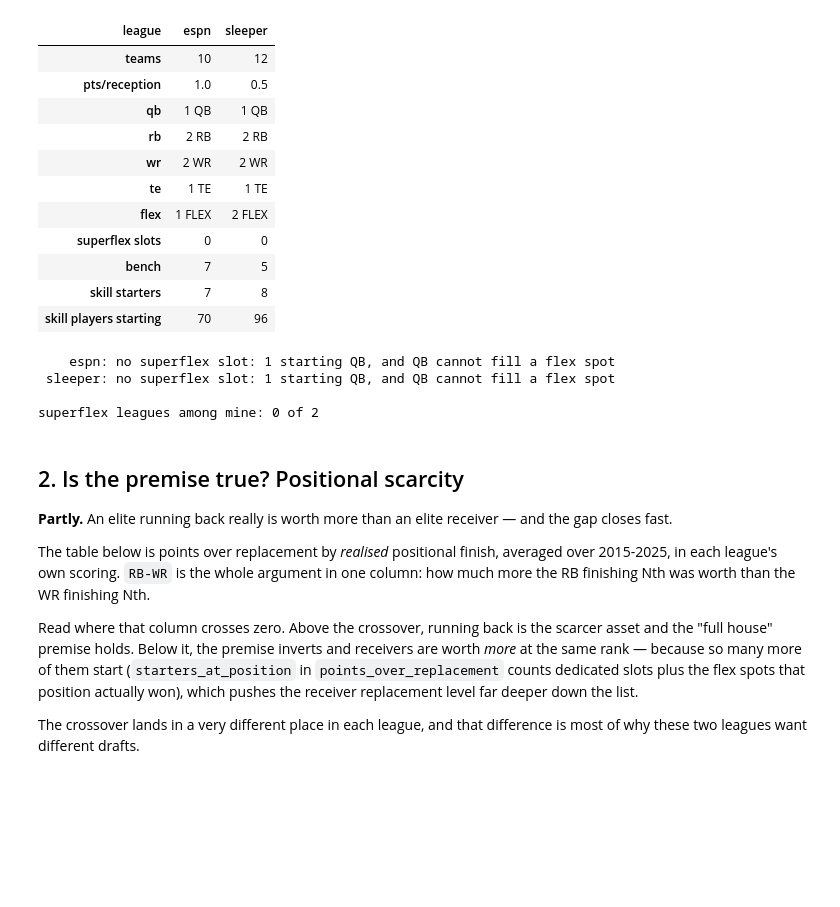
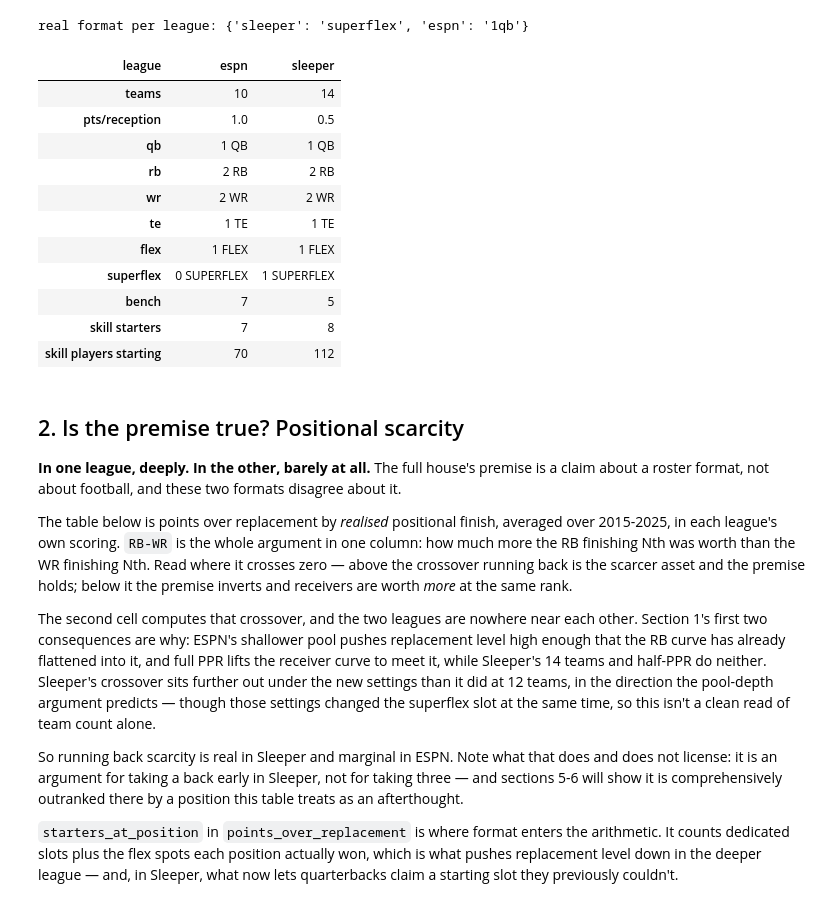
Before and after one commit to CommonFox/going-deep, a Jupyter notebook: notebooks/draft_strategy.ipynb, the cells around one changed output. Cells and saved outputs as stored; diff of their text form; code cells hidden in the pictures; blank space fills up the shorter version.

```diff
--- a/notebooks/draft_strategy.ipynb
+++ b/notebooks/draft_strategy.ipynb
@@ -75,75 +99,82 @@ strategy does not win both leagues.
 # %%
-q("""
+settings = q("""
     SELECT
         league_key                          AS league,
         team_count                          AS teams,
         rec_pts                             AS "pts/reception",
         qb_slots || ' QB'                   AS qb,
         rb_slots || ' RB'                   AS rb,
         wr_slots || ' WR'                   AS wr,
         te_slots || ' TE'                   AS te,
         flex_slots || ' FLEX'               AS flex,
-        superflex_slots                     AS "superflex slots",
+        superflex_slots || ' SUPERFLEX'     AS superflex,
         bench_slots                         AS bench,
         qb_slots + rb_slots + wr_slots + te_slots + flex_slots + superflex_slots
                                             AS "skill starters",
         team_count * (qb_slots + rb_slots + wr_slots + te_slots + flex_slots + superflex_slots)
                                             AS "skill players starting"
     FROM league_settings
     ORDER BY league_key
 """).set_index("league").T
+
+# Which simulator variant each league *is*, derived from the settings rather than hard-coded.
+# This notebook used to assume "neither league is superflex" and filter `variant = 'actual'`
+# everywhere. Sleeper went superflex, and every one of those filters was quietly reading the
+# wrong rows with no error to show for it. Deriving it means the settings changing again is a
+# number that moves, not a claim that silently rots.
+ACTUAL = dict(
+    q("""
+        SELECT league_key,
+               CASE WHEN superflex_slots > 0 THEN 'superflex' ELSE '1qb' END AS variant
+        FROM league_settings
+    """).itertuples(index=False, name=None)
+)
+print("real format per league:", ACTUAL, "\n")
+
+settings
 # %% [output]
+real format per league: {'sleeper': 'superflex', 'espn': '1qb'}
 | league | espn | sleeper |
-| teams | 10 | 12 |
+| teams | 10 | 14 |
 | pts/reception | 1.0 | 0.5 |
 | qb | 1 QB | 1 QB |
 | rb | 2 RB | 2 RB |
 | wr | 2 WR | 2 WR |
 | te | 1 TE | 1 TE |
-| flex | 1 FLEX | 2 FLEX |
-| superflex slots | 0 | 0 |
+| flex | 1 FLEX | 1 FLEX |
+| superflex | 0 SUPERFLEX | 1 SUPERFLEX |
 | bench | 7 | 5 |
 | skill starters | 7 | 8 |
-| skill players starting | 70 | 96 |
+| skill players starting | 70 | 112 |
-# %%
-# The superflex claim, checked rather than asserted.
-sf = q("SELECT league_key, superflex_slots, qb_slots FROM league_settings ORDER BY league_key")
-for _, row in sf.iterrows():
-    verdict = (
-        f"{row.superflex_slots} superflex slot(s) — QB is flex-eligible"
-        if row.superflex_slots
-        else f"no superflex slot: {row.qb_slots} starting QB, and QB cannot fill a flex spot"
-    )
-    print(f"{row.league_key:>8}: {verdict}")
-
-print(
-    "\nsuperflex leagues among mine:",
-    int((sf.superflex_slots > 0).sum()), "of", len(sf),
-)
-# %% [output]
-    espn: no superflex slot: 1 starting QB, and QB cannot fill a flex spot
- sleeper: no superflex slot: 1 starting QB, and QB cannot fill a flex spot
-
-superflex leagues among mine: 0 of 2
 # %% [markdown]
 <a id="scarcity"></a>
 ## 2. Is the premise true? Positional scarcity
 
-**Partly.** An elite running back really is worth more than an elite receiver — and the gap closes
-fast.
+**In one league, deeply. In the other, barely at all.** The full house's premise is a claim about a
+roster format, not about football, and these two formats disagree about it.
 
 The table below is points over replacement by *realised* positional finish, averaged over 2015-2025,
 in each league's own scoring. `RB-WR` is the whole argument in one column: how much more the RB
-finishing Nth was worth than the WR finishing Nth.
+finishing Nth was worth than the WR finishing Nth. Read where it crosses zero — above the crossover
+running back is the scarcer asset and the premise holds; below it the premise inverts and receivers
+are worth *more* at the same rank.
 
-Read where that column crosses zero. Above the crossover, running back is the scarcer asset and the
-"full house" premise holds. Below it, the premise inverts and receivers are worth *more* at the same
-rank — because so many more of them start (`starters_at_position` in `points_over_replacement`
-counts dedicated slots plus the flex spots that position actually won), which pushes the receiver
-replacement level far deeper down the list.
+The second cell computes that crossover, and the two leagues are nowhere near each other. Section
+1's first two consequences are why: ESPN's shallower pool pushes replacement level high enough that
+the RB curve has already flattened into it, and full PPR lifts the receiver curve to meet it, while
+Sleeper's 14 teams and half-PPR do neither. Sleeper's crossover sits further out under the new
+settings than it did at 12 teams, in the direction the pool-depth argument predicts — though those
+settings changed the superflex slot at the same time, so this isn't a clean read of team count alone.
 
-The crossover lands in a very different place in each league, and that difference is most of why
-these two leagues want different drafts.
+So running back scarcity is real in Sleeper and marginal in ESPN. Note what that does and does not
+license: it is an argument for taking a back early in Sleeper, not for taking three — and sections
+5-6 will show it is comprehensively outranked there by a position this table treats as an
+afterthought.
+
+`starters_at_position` in `points_over_replacement` is where format enters the arithmetic. It counts
+dedicated slots plus the flex spots each position actually won, which is what pushes replacement
+level down in the deeper league — and, in Sleeper, what now lets quarterbacks claim a starting slot
+they previously couldn't.
 # %%
 def por_curve(league_key, max_rank=30):
     return q("""
```
Also changed, not shown: parts of 37 cells of this notebook, 2 other files.
